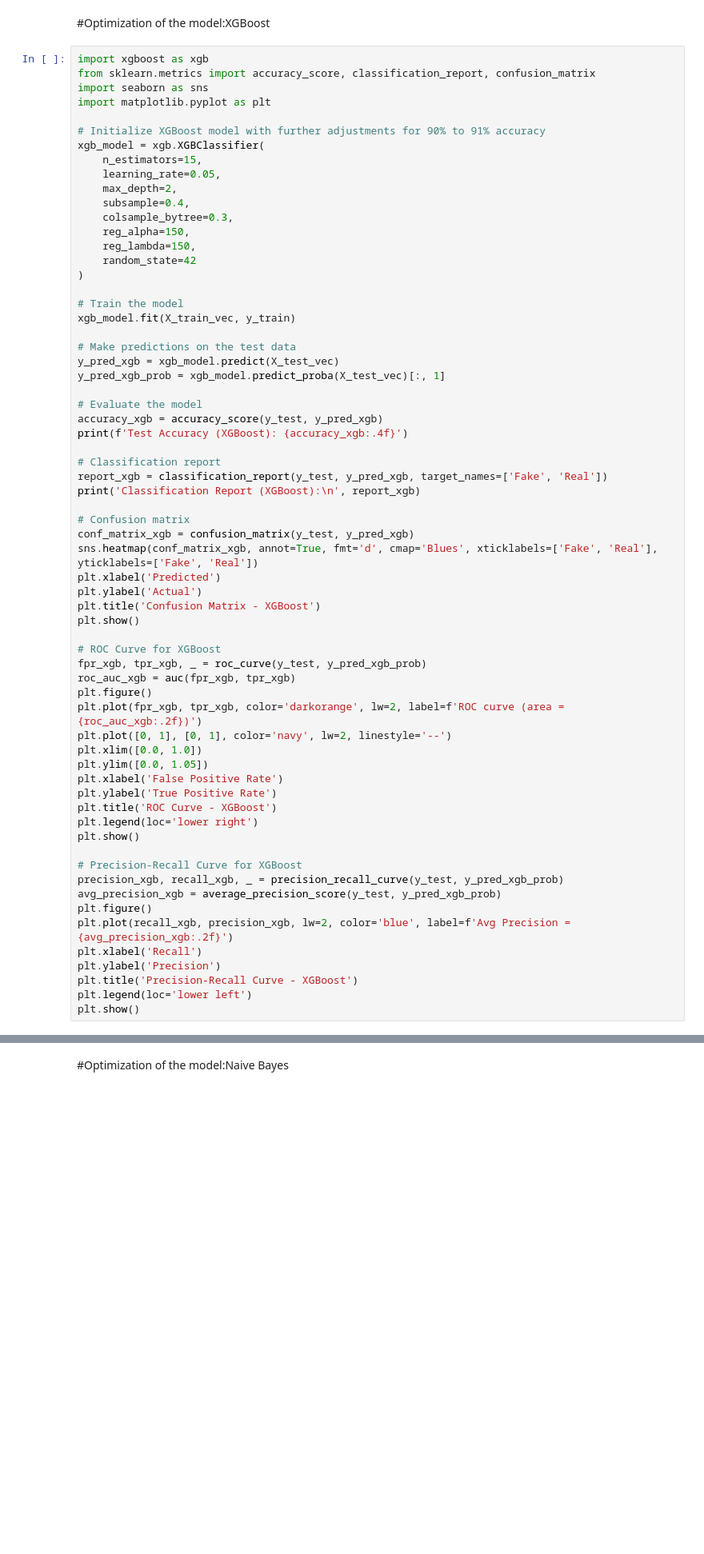
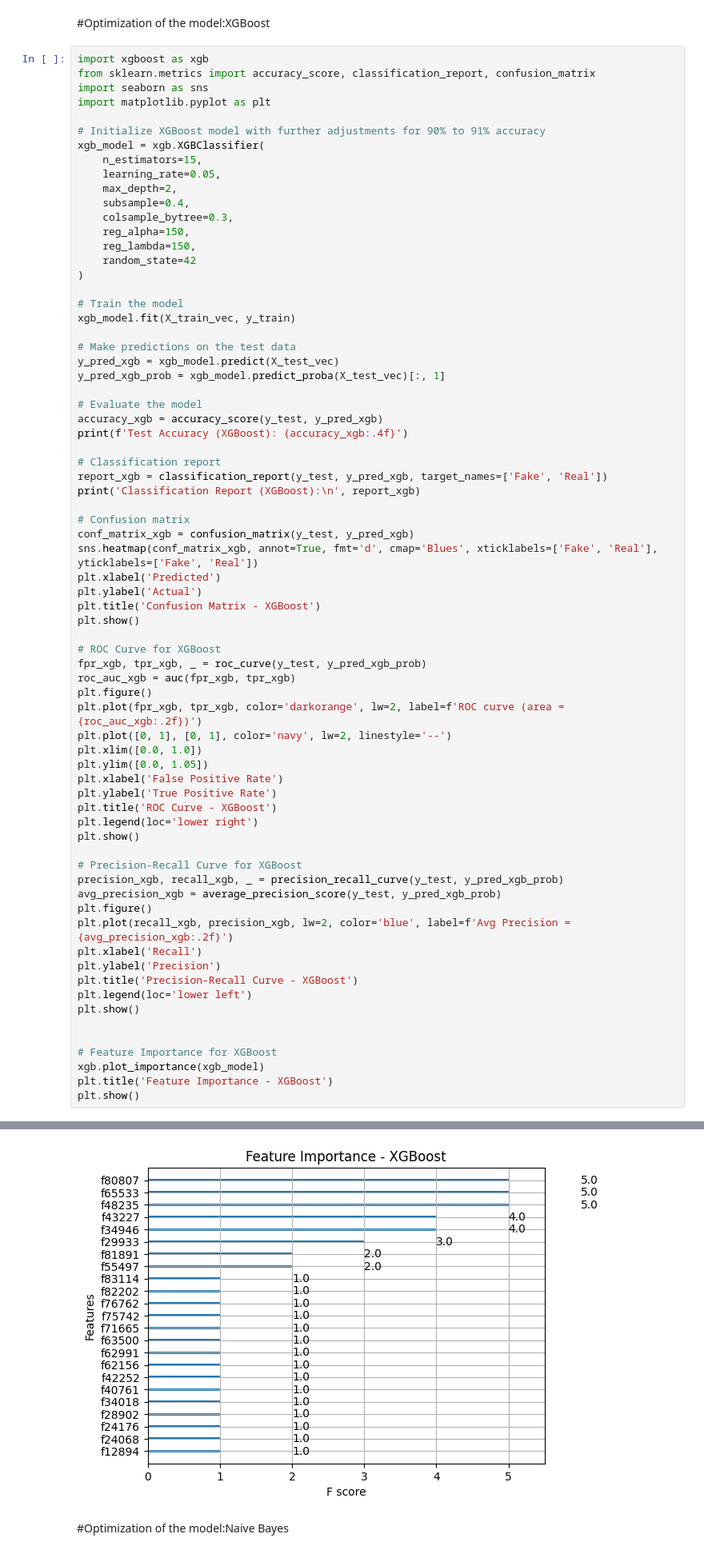
Before and after one commit to Amarnathsandana/Fake_News_Detection, a Jupyter notebook: FakeNews_Final_Code.ipynb, the cells around one changed output, grey strips where cells are left out. Shown at 80% size. Cells and saved outputs as stored; diff of their text form; blank space fills up the shorter version.

```diff
--- a/FakeNews_Final_Code.ipynb
+++ b/FakeNews_Final_Code.ipynb
@@ -814,33 +814,40 @@ plt.ylim([0.0, 1.05])
 plt.xlabel('False Positive Rate')
 plt.ylabel('True Positive Rate')
 plt.title('ROC Curve - XGBoost')
 plt.legend(loc='lower right')
 plt.show()
 
 # Precision-Recall Curve for XGBoost
 precision_xgb, recall_xgb, _ = precision_recall_curve(y_test, y_pred_xgb_prob)
 avg_precision_xgb = average_precision_score(y_test, y_pred_xgb_prob)
 plt.figure()
 plt.plot(recall_xgb, precision_xgb, lw=2, color='blue', label=f'Avg Precision = {avg_precision_xgb:.2f}')
 plt.xlabel('Recall')
 plt.ylabel('Precision')
 plt.title('Precision-Recall Curve - XGBoost')
 plt.legend(loc='lower left')
 plt.show()
+
+
+# Feature Importance for XGBoost
+xgb.plot_importance(xgb_model)
+plt.title('Feature Importance - XGBoost')
+plt.show()
 # %% [output]
 Test Accuracy (XGBoost): 0.8890
 Classification Report (XGBoost):
                precision    recall  f1-score   support
 
         Fake       0.87      0.92      0.89      4607
         Real       0.91      0.86      0.88      4373
 
     accuracy                           0.89      8980
    macro avg       0.89      0.89      0.89      8980
 weighted avg       0.89      0.89      0.89      8980
 [figure]
 [figure]
 [figure]
+[figure, added]
 # %% [markdown]
 #Optimization of the model:Naive Bayes
 # %%
```
Also changed, not shown: parts of 3 cells of this notebook.
